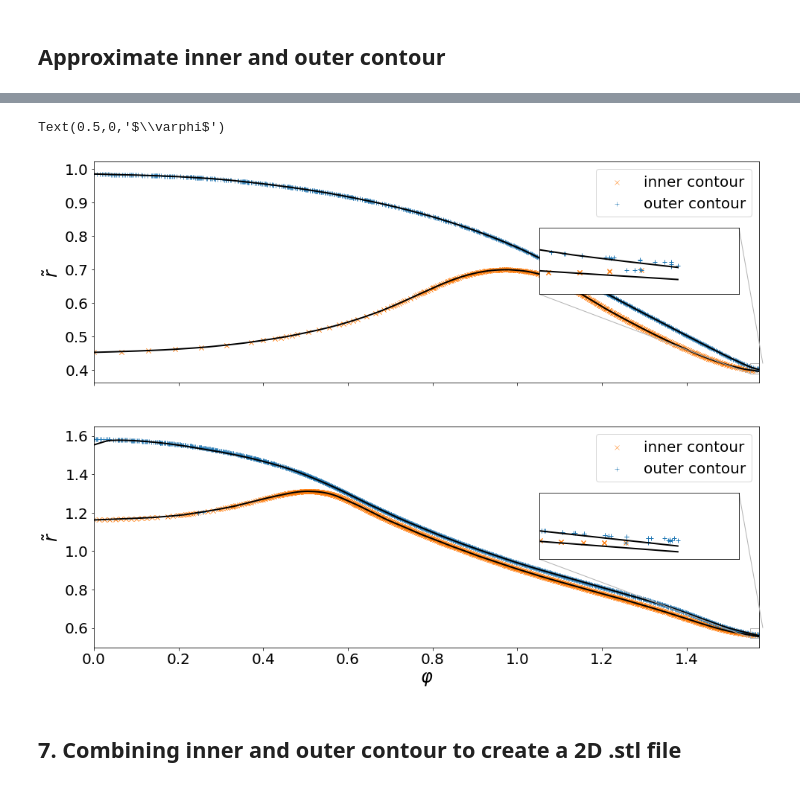
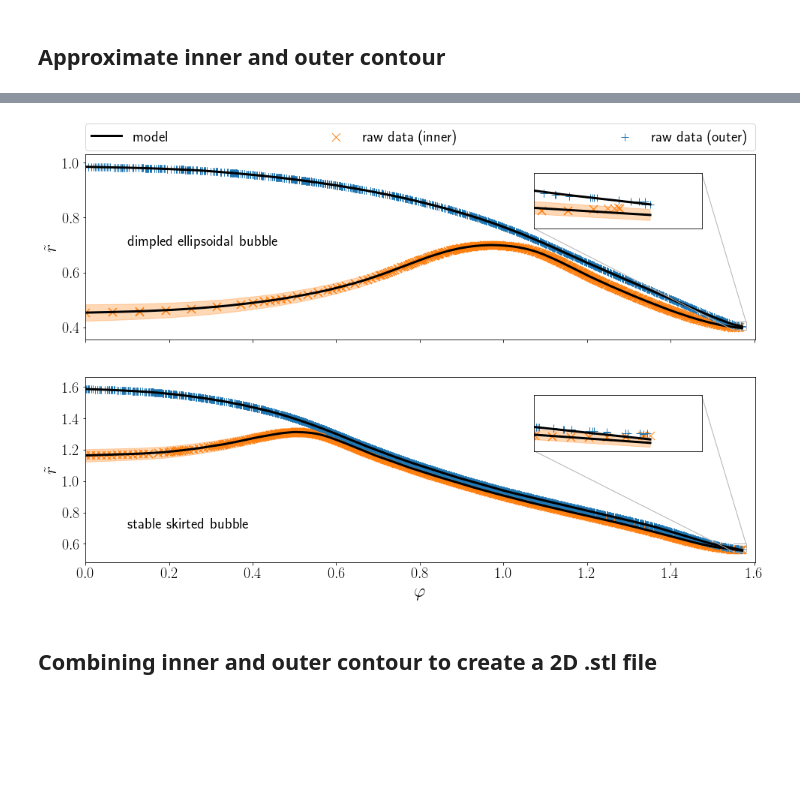
Before and after one commit to AndreWeiner/phd_notebooks, a Jupyter notebook: notebooks/basilisk_2D_shape_approximation_complex.ipynb, the cells around one changed output, grey strips where cells are left out. Saved outputs shown, nothing was run; the diff lists cells and outputs as text; code cells hidden in the pictures; blank space fills up the shorter version.

Commit message:
Finished shape approximation and started work on interfacial velocity.

```diff
--- a/notebooks/basilisk_2D_shape_approximation_complex.ipynb
+++ b/notebooks/basilisk_2D_shape_approximation_complex.ipynb
@@ -239,7 +241,10 @@ r_max = [0.8, 1.4]  # do consider points with r > r_max
 x_lim =[[1.55, 1.58], [1.55, 1.58]]
 y_lim =[[0.39, 0.42], [0.55, 0.60]]
 phi_eval = torch.from_numpy(np.linspace(0.0, 0.51*np.pi, 200)).unsqueeze_(-1)
-band = [0.003, 0.005]
+band = [0.003, 0.004]
+
+def phi_tube(phi, max_width):
+    return max_width + phi * 2 * (1 - max_width) / np.pi
 
 for i, name in enumerate(names):
     px, py = all_facets[name].get_facets(polar=False)
@@ -251,7 +256,8 @@ for i, name in enumerate(names):
     rad_eval = model.forward(phi_eval).detach().squeeze().numpy()
     rad_eval = rad_eval * (np.max(rad_in) - np.min(rad_in)) + np.min(rad_in)
 
-    axarr[i].fill_between(phi_eval.squeeze(), rad_eval-band[i], rad_eval+band[i], color="C0", alpha=0.3)
+    tube = phi_tube(phi_eval.detach().squeeze().numpy(), 10)
+    axarr[i].fill_between(phi_eval.squeeze(), rad_eval-band[i]*tube, rad_eval+band[i]*tube, color="C0", alpha=0.3)
     axarr[i].scatter(phi, rad, marker="x", c="C1", lw=0.5, label="raw data")
     axarr[i].scatter(phi_in, rad_in, marker="o", facecolors='none', edgecolors='C3', label="inner contour")
     axarr[i].plot(phi_eval, rad_eval, c="C0", lw=2)
@@ -283,6 +289,7 @@ rad_outer = {}
 for i, name in enumerate(names):
     px, py = all_facets[name].get_facets(polar=False)
     rad, phi = hm.transform_polar_2D(px, py+np.absolute(np.min(py)))
+    # order points by phi in ascending order
     rad_in, phi_in = find_inner_shape(rad, phi, n_bins[i], r_max[i])
     model_path = output_path + "/" + name + "_inner_first.pt"
     model.load_state_dict(torch.load(model_path))
@@ -292,12 +299,13 @@ for i, name in enumerate(names):
     rad_eval = rad_eval * (np.max(rad_in) - np.min(rad_in)) + np.min(rad_in)
     # select points in the narrow band
     dist = rad - rad_eval
-    rad_band = np.asarray([rad[j] for j in range(len(rad)) if dist[j] <=  band[i]])
-    phi_band = np.asarray([phi[j] for j in range(len(rad)) if dist[j] <=  band[i]])
+    tube = phi_tube(phi, 10)
+    rad_band = np.asarray([rad[j] for j in range(len(rad)) if dist[j] <=  band[i]*tube[j]])
+    phi_band = np.asarray([phi[j] for j in range(len(rad)) if dist[j] <=  band[i]*tube[j]])
     phi_inner[name] = np.append(phi_in, phi_band, axis=0)
     rad_inner[name] = np.append(rad_in, rad_band, axis=0)
-    rad_band = np.asarray([rad[j] for j in range(len(rad)) if dist[j] >  band[i]])
-    phi_band = np.asarray([phi[j] for j in range(len(rad)) if dist[j] >  band[i]])
+    rad_band = np.asarray([rad[j] for j in range(len(rad)) if dist[j] >  band[i]*tube[j]])
+    phi_band = np.asarray([phi[j] for j in range(len(rad)) if dist[j] >  band[i]*tube[j]])
     phi_outer[name] = phi_band
     rad_outer[name] = rad_band
     print("Case: ", name)
@@ -407,40 +415,47 @@ Text(0.5,0,'epoch')
 # %%
-fig, axarr = plt.subplots(2, 1, figsize=(hm.figure_width, 12), sharex=True)
+rc('text', usetex=True)
+fig, axarr = plt.subplots(2, 1, figsize=(hm.figure_width, 10), sharex=True)
 
 phi_eval = torch.from_numpy(np.linspace(0.0, 0.5*np.pi, 200)).unsqueeze_(-1)
+text = ["dimpled ellipsoidal bubble", "stable skirted bubble"]
 
 for i, name in enumerate(names):
     model_path = output_path + "/" + name + "_inner_final.pt"
     model.load_state_dict(torch.load(model_path))
     model.eval()
     model_in = model.forward(phi_eval).detach().squeeze().numpy()
     model_in = model_in * (np.max(rad_inner[name]) - np.min(rad_inner[name])) + np.min(rad_inner[name])
     model_path = output_path + "/" + name + "_outer_final.pt"
     model.load_state_dict(torch.load(model_path))
     model.eval()
     model_out = model.forward(phi_eval).detach().squeeze().numpy()
     model_out = model_out * (np.max(rad_outer[name]) - np.min(rad_outer[name])) + np.min(rad_outer[name])
-    axarr[i].plot(phi_eval, model_in, c="k", lw=2)
-    axarr[i].plot(phi_eval, model_out, c="k", lw=2)
-    axarr[i].scatter(phi_inner[name], rad_inner[name], marker="x", c="C1", lw=0.5, label="inner contour")
-    axarr[i].scatter(phi_outer[name], rad_outer[name], marker="+", c="C0", lw=0.5, label="outer contour")
+    tube = phi_tube(phi_eval.detach().squeeze().numpy(), 10)
+    axarr[i].fill_between(phi_eval.squeeze(), model_in-band[i]*tube, model_in+band[i]*tube, color="C1", alpha=0.3)
+    axarr[i].plot(phi_eval, model_in, c="k", lw=hm.line_width, label="model")
+    axarr[i].plot(phi_eval, model_out, c="k", lw=hm.line_width)
+    axarr[i].scatter(phi_inner[name], rad_inner[name], marker="x", s=120, c="C1", lw=1.0, label="raw data (inner)")
+    axarr[i].scatter(phi_outer[name], rad_outer[name], marker="+", s=120, c="C0", lw=1.0, label="raw data (outer)")
     # zoom
     zoom = plt.axes([0, 0, 1, 1], xticks=[], yticks=[], xlim=x_lim[i], ylim=y_lim[i])
-    zoom.plot(phi_eval, model_in, c="k", lw=2)
-    zoom.plot(phi_eval, model_out, c="k", lw=2)
-    zoom.scatter(phi_inner[name], rad_inner[name], marker="x", c="C1", lw=1.0)
-    zoom.scatter(phi_outer[name], rad_outer[name], marker="+", c="C0", lw=1.0)
-    ip = InsetPosition(axarr[i], [0.67, 0.4, 0.3, 0.3])
+    zoom.fill_between(phi_eval.squeeze(), model_in-band[i]*tube, model_in+band[i]*tube, color="C1", alpha=0.3)
+    zoom.plot(phi_eval, model_in, c="k", lw=hm.line_width)
+    zoom.plot(phi_eval, model_out, c="k", lw=hm.line_width)
+    zoom.scatter(phi_inner[name], rad_inner[name], marker="x", s=120, c="C1", lw=1.0)
+    zoom.scatter(phi_outer[name], rad_outer[name], marker="+", s=120, c="C0", lw=1.0)
+    ip = InsetPosition(axarr[i], [0.67, 0.6, 0.25, 0.3])
     zoom.set_axes_locator(ip)
     mark_inset(axarr[i], zoom, loc1=3, loc2=1, fc="none", ec='0.7')
     axarr[i].tick_params(labelsize=hm.fontsize_tick)
-    axarr[i].legend(fontsize=hm.fontsize_legend)
     axarr[i].set_ylabel(r"$\tilde{r}$", fontsize=hm.fontsize_label)
-    axarr[i].set_xlim(0, 0.5*np.pi)
+    axarr[i].set_xlim(0, 0.51*np.pi)
+    axarr[i].text(0.1, 0.7, s=text[i], fontsize=hm.fontsize_legend)
 
+axarr[0].legend(bbox_to_anchor=(0., 1.02, 1., .102), loc=3,
+                ncol=3, mode="expand", borderaxespad=0., fontsize=hm.fontsize_legend)
 axarr[-1].set_xlabel(r"$\varphi$", fontsize=hm.fontsize_label)
+savefig("basilisk_2D_complex_shape_final")
 # %% [output]
-Text(0.5,0,'$\\varphi$')
-[figure, old version]
+[figure, new version]
 # %% [markdown]
-## 7. Combining inner and outer contour to create a 2D .stl file
+## Combining inner and outer contour to create a 2D .stl file
```
Also changed, not shown: parts of 8 cells of this notebook, 2 other files.
